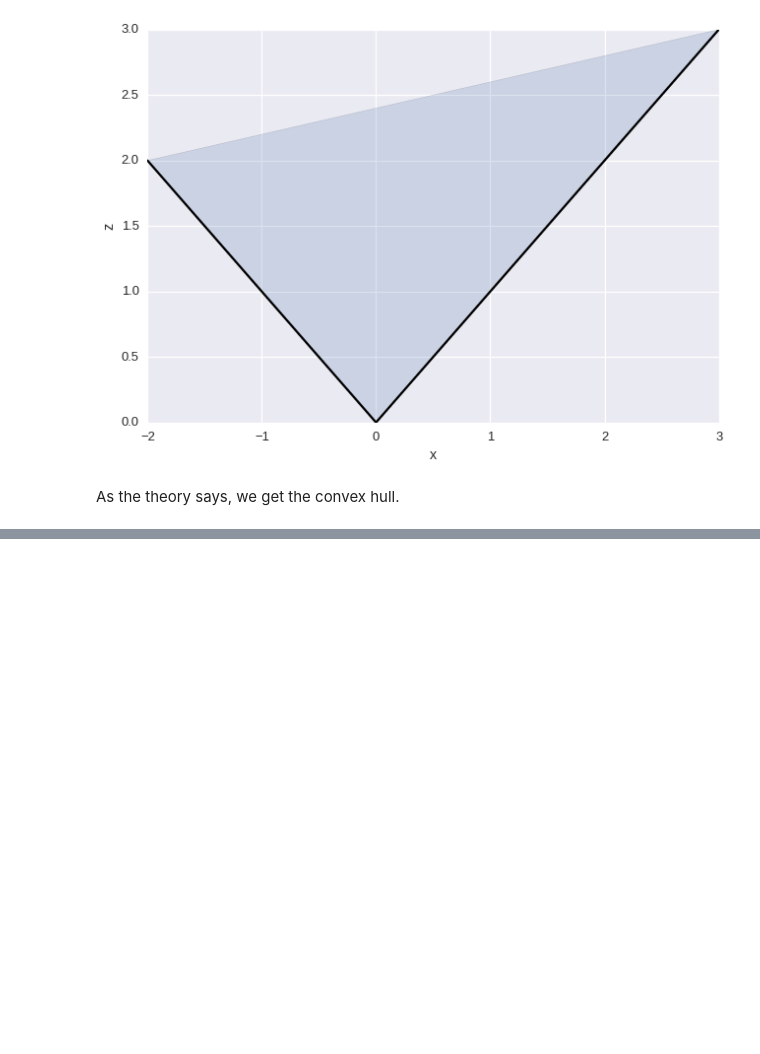
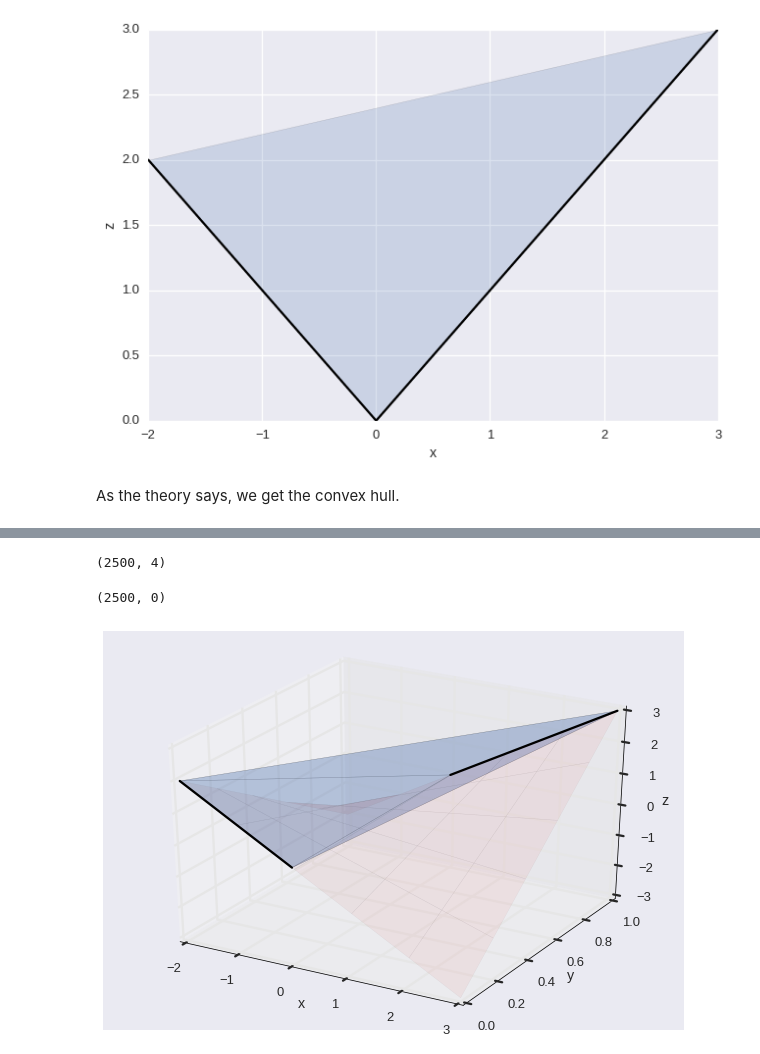
Before and after one commit to rschwarz/mathprogvis, a Jupyter notebook: examples/01_McCormick_relaxation_and_disjunctions.ipynb, the cells around one changed output, grey strips where cells are left out. Drawn from its saved outputs; the diff is of its cells as text; code cells hidden in the pictures; blank space fills up the shorter version.

```diff
--- a/examples/01_McCormick_relaxation_and_disjunctions.ipynb
+++ b/examples/01_McCormick_relaxation_and_disjunctions.ipynb
@@ -264,0 +271,6 @@ ax.set_zlabel('z');
+# %%
+# xub * y ≥ (x + z)/2
+rlt1 = {y: 2*xub, x:-1, z:-1}
+# xlb * (1 - y) ≤ x - (x + z)/2
+# 2*xlb - 2*xlb*y ≤ x - z
+rlt2 = {x:1, z:-1, y:2*xlb, '':-2*xlb}
@@ -264,0 +279,32 @@ ax.set_zlabel('z');
+# %%
+cutoff.size, cutoff.sum()
+# %% [output]
+(2500, 4)
+# %%
+cutoff2 = (2*xlb - 2*xlb*yy > xx - zz)
+cutoff2.size, cutoff2.sum()
+# %% [output]
+(2500, 0)
+# %%
+# z ≥ x, z ≥ -x
+rlt3 = {z:1, x:-1}
+rlt4 = {z:1, x:1}
+# %%
+# compute the vertices of the McCormick relaxation
+v = poly.sparse2verts(mc + [rlt1, rlt2, rlt3, rlt4], [x, y, z])
+
+# plot the convex hull of the vertices (= the McCormick relaxation) (blue)
+fig, ax = poly.plot3d(poly.polygon3D(v));
+
+# plot the actual (continuous) feasible region of z = x*(2*y - 1) (red)
+ax.plot_surface(xx, yy, zz, color='r', alpha=0.05)
+
+# plot the two branches of the disjunction for z = abs(x) (black)
+ax.plot([0, xlb], [0, 0], [0, abs(xlb)], color='black')
+ax.plot([0, xub], [1, 1], [0, abs(xub)], color='black')
+
+ax.set_xlabel('x')
+ax.set_ylabel('y')
+ax.set_zlabel('z');
+# %% [output]
+[figure, added]
```
Also changed, not shown: parts of 11 cells of this notebook, 1 other file.
